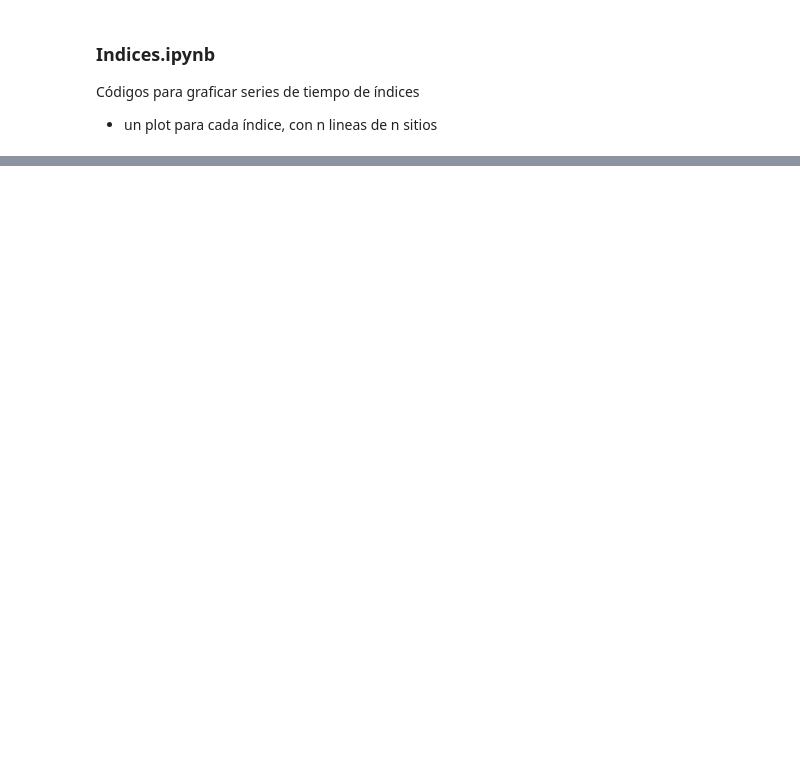
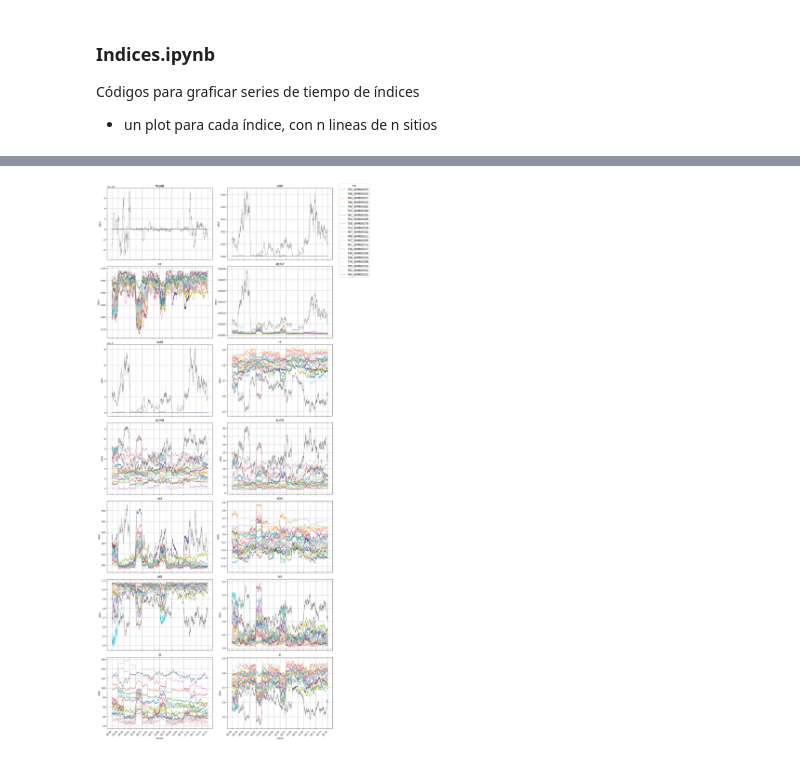
Before and after one commit to camilobehrens/figuras_mauro, a Jupyter notebook: codigo/indices.ipynb, the cells around one changed output, grey strips where cells are left out. Saved outputs shown, nothing was run; the diff lists cells and outputs as text; code cells hidden in the pictures; blank space fills up the shorter version.

```diff
--- a/codigo/indices.ipynb
+++ b/codigo/indices.ipynb
@@ -58,0 +113,54 @@ plt.show()
+# %%
+import matplotlib.pyplot as plt
+import matplotlib.dates as mdates
+import matplotlib.colors as mcolors
+import numpy as np
+
+indices = ['MEANt', 'VARt', 'Ht', 'MEANf', 'VARf', 'Hf', 'SKEWf', 'KURTf', 'ACI', 'NDSI', 'ADI', 'AEI', 'BI', 'H']
+window_size = 72
+
+df['datetime'] = pd.to_datetime(df['datetime'], errors='coerce')
+df = df.dropna(subset=['datetime'])
+
+sites = df['site'].unique()
+
+# Paleta combinada para muchos colores
+colors_tab20 = plt.get_cmap('tab20').colors
+colors_tab20b = plt.get_cmap('tab20b').colors
+combined_colors = colors_tab20 + colors_tab20b
+
+n_cols = 2
+n_rows = int(np.ceil(len(indices)/n_cols))
+
+fig, axes = plt.subplots(n_rows, n_cols, figsize=(15, 5*n_rows), sharex=True)
+
+# Flatten axes para iterar fácil si hay 1 dim
+axes = axes.flatten()
+
+for i, idx in enumerate(indices):
+    ax = axes[i]
+    for j, site in enumerate(sites):
+        grupo = df[df['site'] == site].sort_values('datetime')
+        smoothed = grupo[idx].rolling(window=window_size, min_periods=1, center=True).mean()
+        ax.plot(grupo['datetime'], smoothed, label=site if i==0 else "", color=combined_colors[j % len(combined_colors)], linewidth=0.7)
+    ax.set_title(idx)
+    ax.set_ylabel('Valor')
+    ax.grid(True)
+
+# Configurar etiquetas eje x con mes y día
+for ax in axes[-n_cols:]:
+    ax.set_xlabel('Fecha')
+    ax.xaxis.set_major_locator(mdates.DayLocator())
+    ax.xaxis.set_major_formatter(mdates.DateFormatter('%m-%d'))
+    plt.setp(ax.xaxis.get_majorticklabels(), rotation=45, ha='right')
+
+# Ajustar layout
+plt.tight_layout()
+
+# Leyenda única con todos los sitios (del primer subplot)
+handles, labels = axes[0].get_legend_handles_labels()
+fig.legend(handles, labels, title='Site', loc='upper right', bbox_to_anchor=(1.15, 1), fontsize=12)
+
+plt.show()
+# %% [output]
+[figure, added]
```
Also changed, not shown: parts of 3 cells of this notebook, 1 other file.
